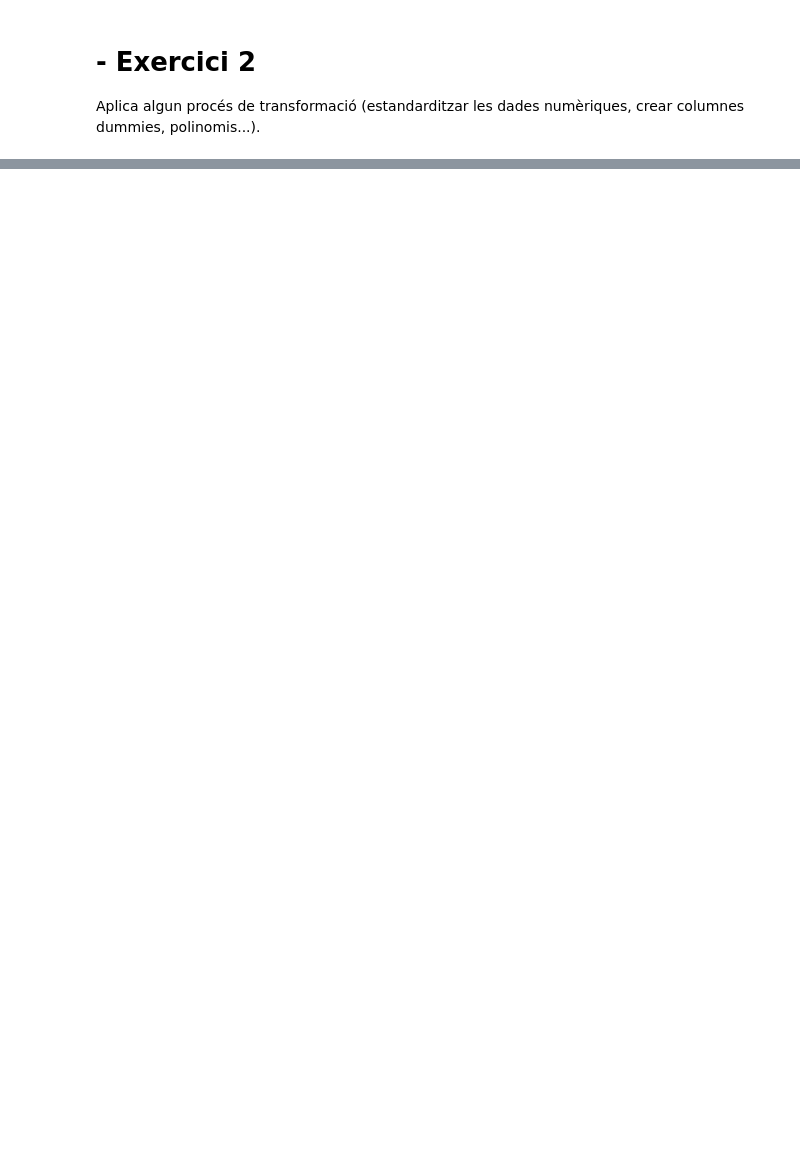
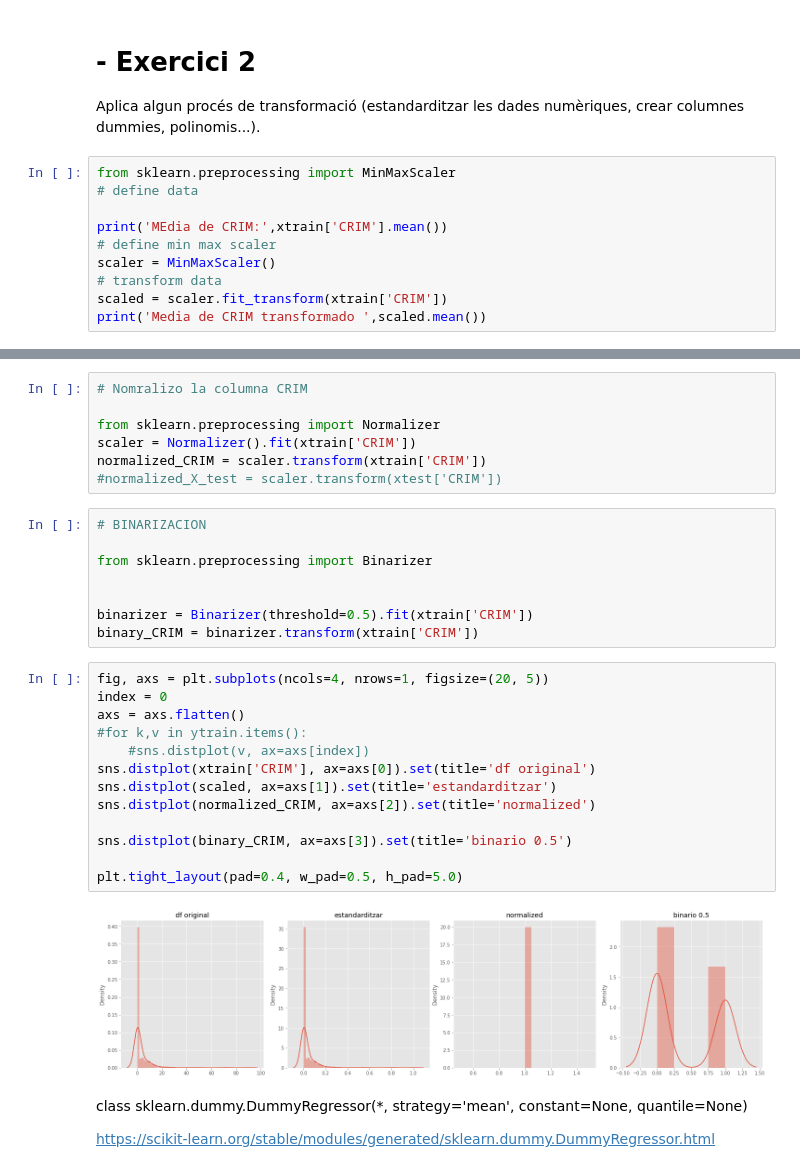
Before and after one commit to JMML2021/0201-estructures_dades, a Jupyter notebook: Tasca_M5_T02_Machine_Leaning.ipynb, the cells around one changed output, grey strips where cells are left out. Drawn from its saved outputs; the diff is of its cells as text; blank space fills up the shorter version.

```diff
--- a/Tasca_M5_T02_Machine_Leaning.ipynb
+++ b/Tasca_M5_T02_Machine_Leaning.ipynb
@@ -254,3 +268,13 @@ Veo que visualmente las dos graficas de los datos split son muy parecidas, por l
 # %% [markdown]
 # - Exercici 2
 Aplica algun procés de transformació (estandarditzar les dades numèriques, crear columnes dummies, polinomis...).
+# %%
+from sklearn.preprocessing import MinMaxScaler
+# define data
+
+print('MEdia de CRIM:',xtrain['CRIM'].mean())
+# define min max scaler
+scaler = MinMaxScaler()
+# transform data
+scaled = scaler.fit_transform(xtrain['CRIM'])
+print('Media de CRIM transformado ',scaled.mean())
@@ -256,0 +294,34 @@ Aplica algun procés de transformació (estandarditzar les dades numèriques, cr
+# %%
+# Nomralizo la columna CRIM
+
+from sklearn.preprocessing import Normalizer
+scaler = Normalizer().fit(xtrain['CRIM'])
+normalized_CRIM = scaler.transform(xtrain['CRIM'])
+#normalized_X_test = scaler.transform(xtest['CRIM'])
+# %%
+# BINARIZACION
+
+from sklearn.preprocessing import Binarizer
+
+
+binarizer = Binarizer(threshold=0.5).fit(xtrain['CRIM'])
+binary_CRIM = binarizer.transform(xtrain['CRIM'])
+# %%
+fig, axs = plt.subplots(ncols=4, nrows=1, figsize=(20, 5))
+index = 0
+axs = axs.flatten()
+#for k,v in ytrain.items():
+    #sns.distplot(v, ax=axs[index])
+sns.distplot(xtrain['CRIM'], ax=axs[0]).set(title='df original')
+sns.distplot(scaled, ax=axs[1]).set(title='estandarditzar')
+sns.distplot(normalized_CRIM, ax=axs[2]).set(title='normalized')
+
+sns.distplot(binary_CRIM, ax=axs[3]).set(title='binario 0.5')
+
+plt.tight_layout(pad=0.4, w_pad=0.5, h_pad=5.0)
+# %% [output]
+[figure, added]
+# %% [markdown]
+class sklearn.dummy.DummyRegressor(*, strategy='mean', constant=None, quantile=None)
+
+https://scikit-learn.org/stable/modules/generated/sklearn.dummy.DummyRegressor.html
```
Also changed, not shown: parts of 6 cells of this notebook.
